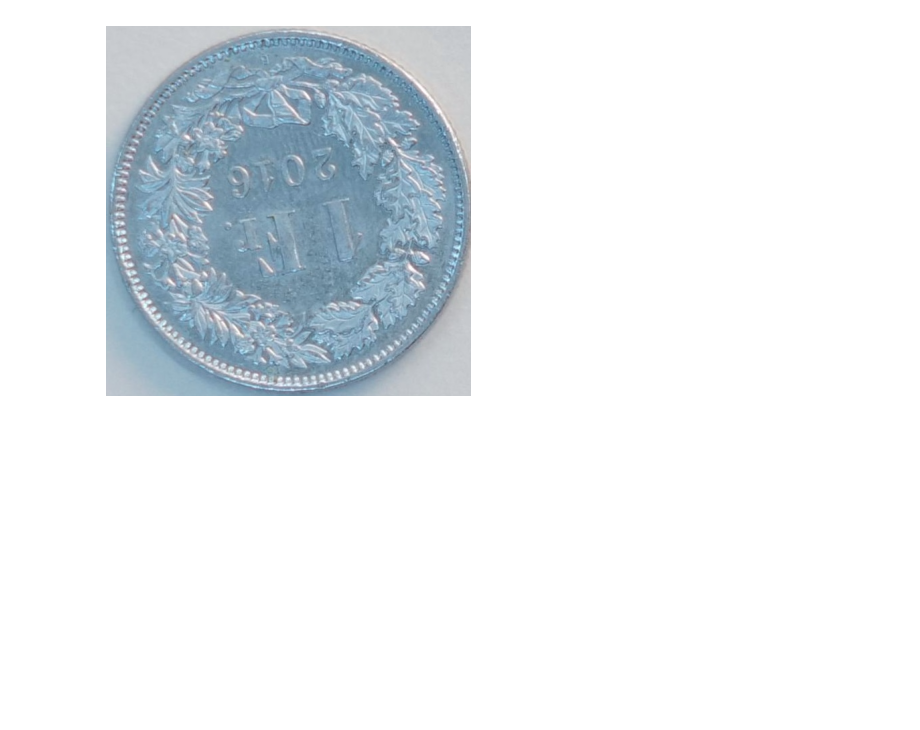
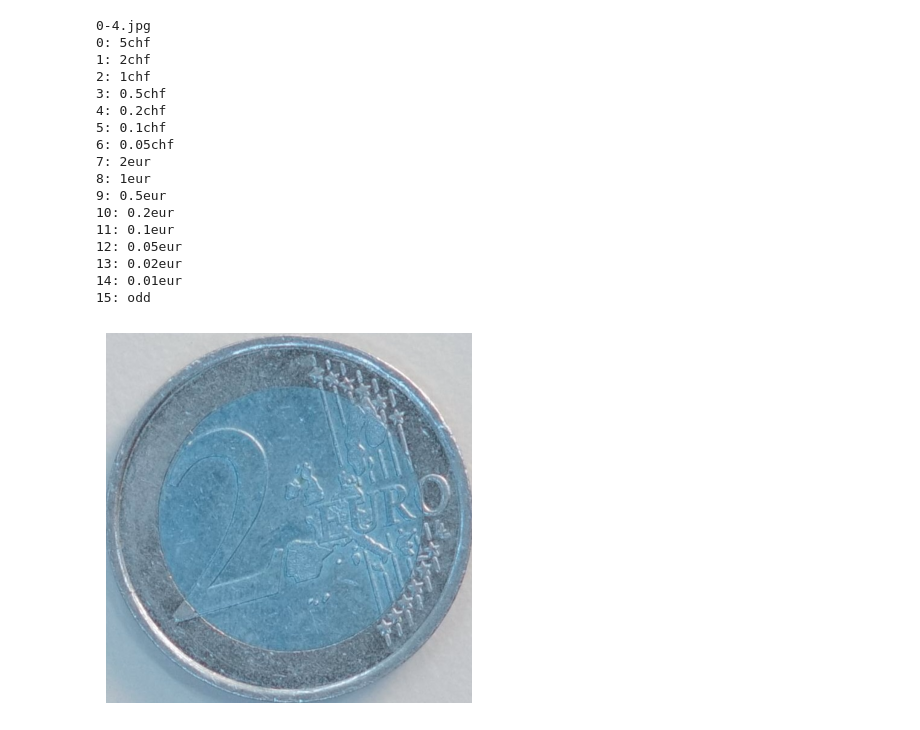
Before and after one commit to bluedrack/image_analysis, a Jupyter notebook: project/annotate.ipynb, the cells around one changed output. Saved outputs shown, nothing was run; the diff lists cells and outputs as text; code cells hidden in the pictures; blank space fills up the shorter version.

```diff
--- a/project/annotate.ipynb
+++ b/project/annotate.ipynb
@@ -4,43 +4,60 @@ import os
 import json
 import matplotlib.pyplot as plt
 from IPython.display import clear_output
-path = "output"
+dataset = 1
+path = "output-1"
 
 # Load all the image in output folder
 
 possible_value = ["5chf", "2chf", "1chf", "0.5chf", "0.2chf", "0.1chf", "0.05chf", "2eur", "1eur", "0.5eur", "0.2eur", "0.1eur", "0.05eur", "0.02eur", "0.01eur", "odd"]
 print(len(possible_value))
 images_json = []
 
 # Load json
-if os.path.exists("data.json"):
-    with open("data.json", "r") as f:
+if os.path.exists(f"data-{dataset}.json"):
+    with open(f"data-{dataset}.json", "r") as f:
         images_json = json.load(f)
 
 
 for filename in sorted(os.listdir(path)):
     if(filename.endswith(".json")):
         continue
     if(filename in [img["filename"] for img in images_json]):
         print("Already annotated")
         continue
     print(filename)
     for i in range(len(possible_value)):
         print(f"{i}: {possible_value[i]}")
     plt.imshow(cv2.imread(f"{path}/{filename}"))
     plt.axis('off')
     plt.show()
     result = input("Value of coin :")
     if result == "q":
-        # Save json file
-        #with open("data.json", "w") as f:
-        #    json.dump(images_json, f, indent=4)
+        break
+    if result == "":
         break
     else:
         images_json.append({"filename": filename, "value": result})
     clear_output(wait=True)
 
-with open("data.json", "w") as f:
+with open(f"data-{dataset}.json", "w") as f:
     json.dump(images_json, f, indent=4)
 # %% [output]
+0-4.jpg
+0: 5chf
+1: 2chf
+2: 1chf
+3: 0.5chf
+4: 0.2chf
+5: 0.1chf
+6: 0.05chf
+7: 2eur
+8: 1eur
+9: 0.5eur
+10: 0.2eur
+11: 0.1eur
+12: 0.05eur
+13: 0.02eur
+14: 0.01eur
+15: odd
-[figure, old version]
+[figure, new version]
```
Also changed, not shown: 1 other file.
